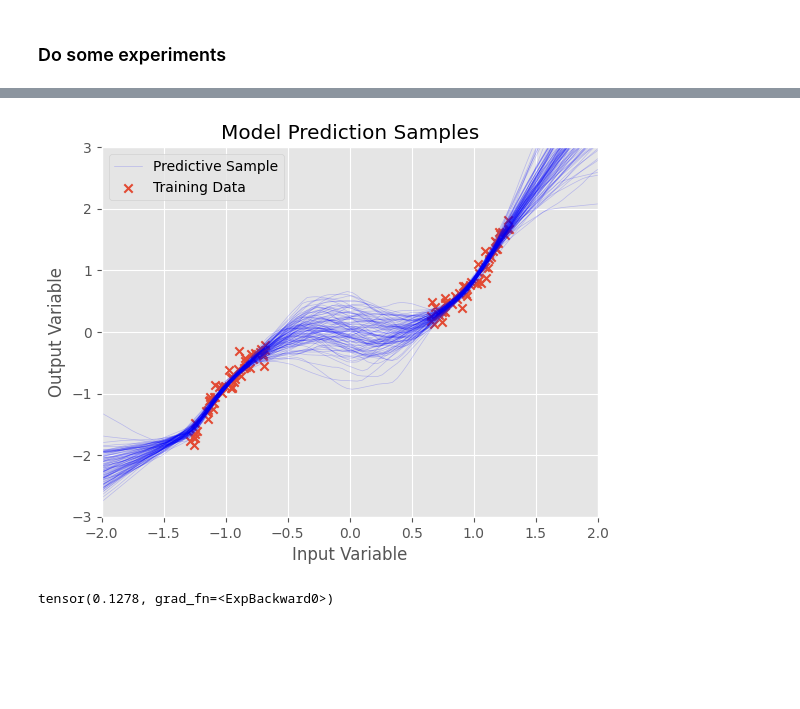
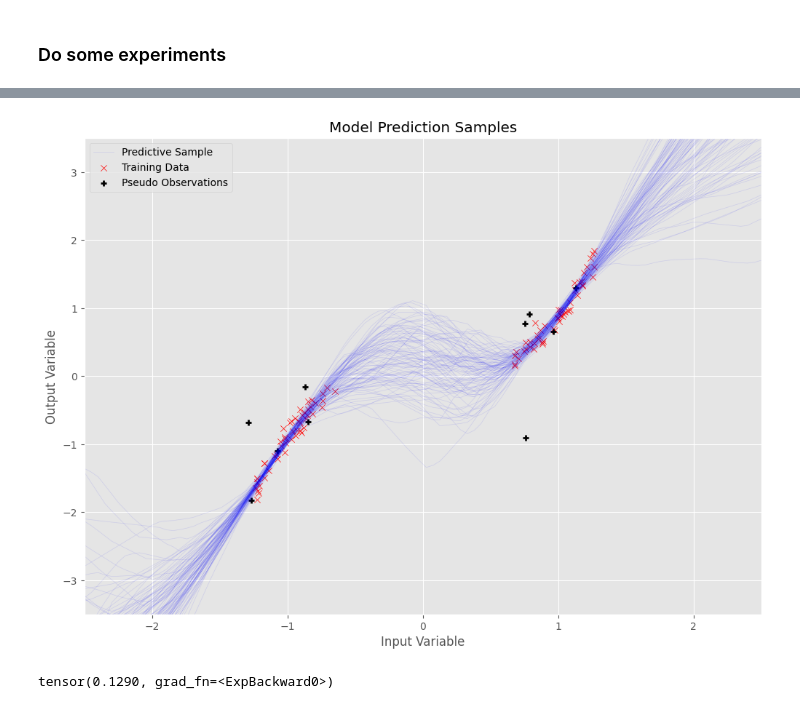
Before and after one commit to Sheev13/bnn_amort_inf, a Jupyter notebook: experiments.ipynb, the cells around one changed output, grey strips where cells are left out. Cells and saved outputs as stored; diff of their text form; code cells hidden in the pictures; blank space fills up the shorter version.

Commit message:
added method for visualising pseudo observations

```diff
--- a/experiments.ipynb
+++ b/experiments.ipynb
@@ -42,7 +42,7 @@ plt.show()
 # %% [markdown]
 ### Do some experiments
 # %%
-num_induce = 50
+num_induce = 10
 inducing_points = x[torch.randperm(dataset_size)[:num_induce]].unsqueeze(1)
 
 gip_model = gip_bnn.GINetwork(
@@ -115,33 +115,36 @@ plt.show()
 # %%
-xs = torch.linspace(-2, 2, 100).unsqueeze(1)
+xs = torch.linspace(-2.5, 2.5, 100).unsqueeze(1)
 prediction_samps = gip_model(xs, num_samples=100)[0].squeeze(-1).T
+ip, op = gip_model.get_pseudos()
 # %%
+plt.figure(figsize=(12, 8.5))
 plt.plot(
     xs.detach().numpy(),
     prediction_samps.detach().numpy()[:, :-1],
     color="blue",
     linewidth=0.5,
-    alpha=0.2,
+    alpha=0.1,
 )
 plt.plot(
     xs.detach().numpy(),
     prediction_samps.detach().numpy()[:, -1],
     color="blue",
     linewidth=0.5,
-    alpha=0.2,
+    alpha=0.1,
     label="Predictive Sample",
 )
 plt.title("Model Prediction Samples")
 plt.xlabel("Input Variable")
 plt.ylabel("Output Variable")
-plt.scatter(x, y, marker="x", label="Training Data")
+plt.scatter(x, y, marker="x", label="Training Data", color='red', linewidth=0.5)
+plt.scatter(ip, op, marker='+', label='Pseudo Observations', color='black', linewidth=2.0)
 plt.legend()
-plt.xlim(-2, 2)
-plt.ylim(-3, 3)
+plt.xlim(-2.5, 2.5)
+plt.ylim(-3.5, 3.5)
 plt.show()
 # %% [output]
-[figure, old version]
+[figure, new version]
 # %%
 print(gip_model.noise)
 # %% [output]
-tensor(0.1278, grad_fn=<ExpBackward0>)
+tensor(0.1290, grad_fn=<ExpBackward0>)
```
Also changed, not shown: parts of 3 cells of this notebook, 1 other file.
